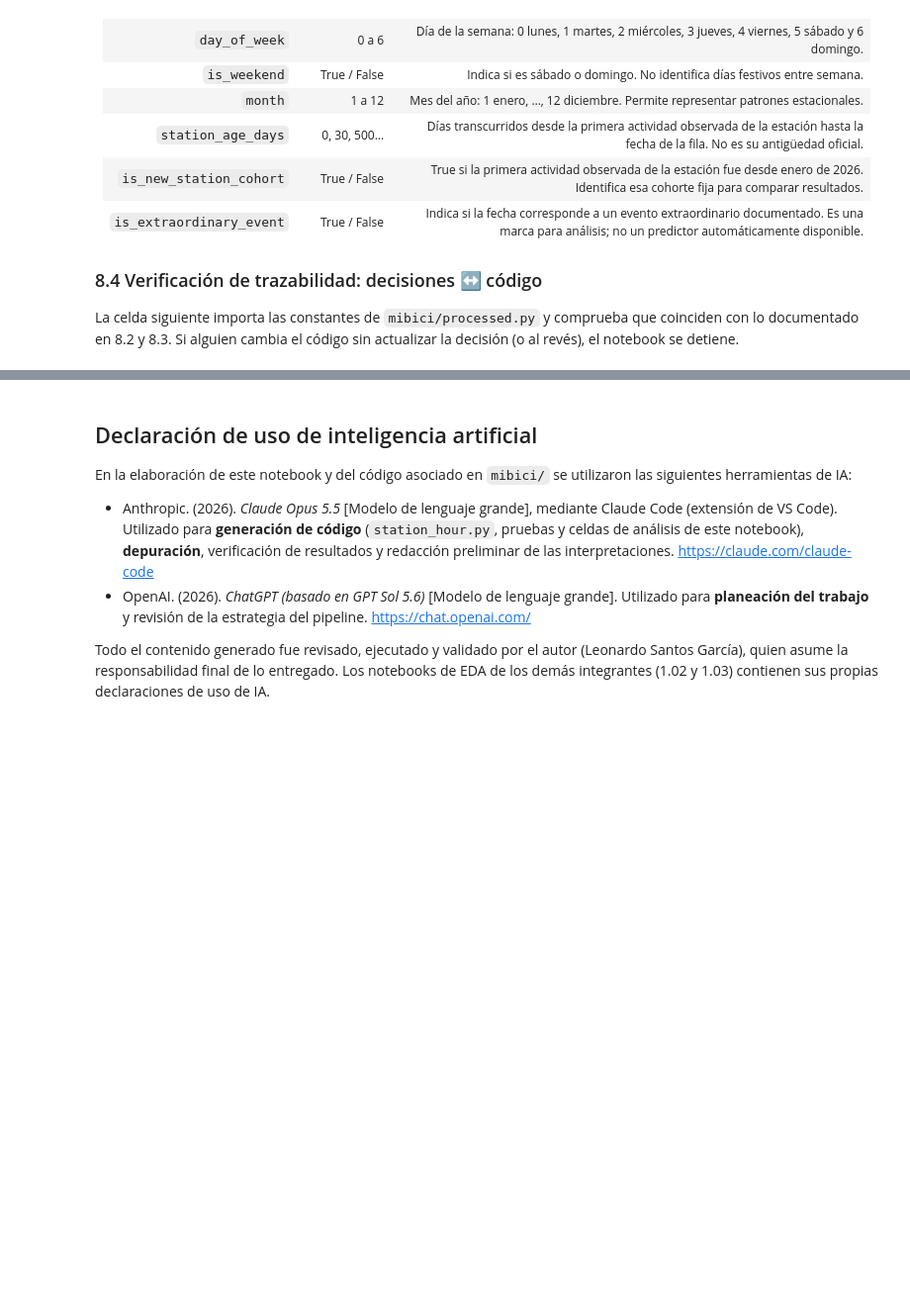
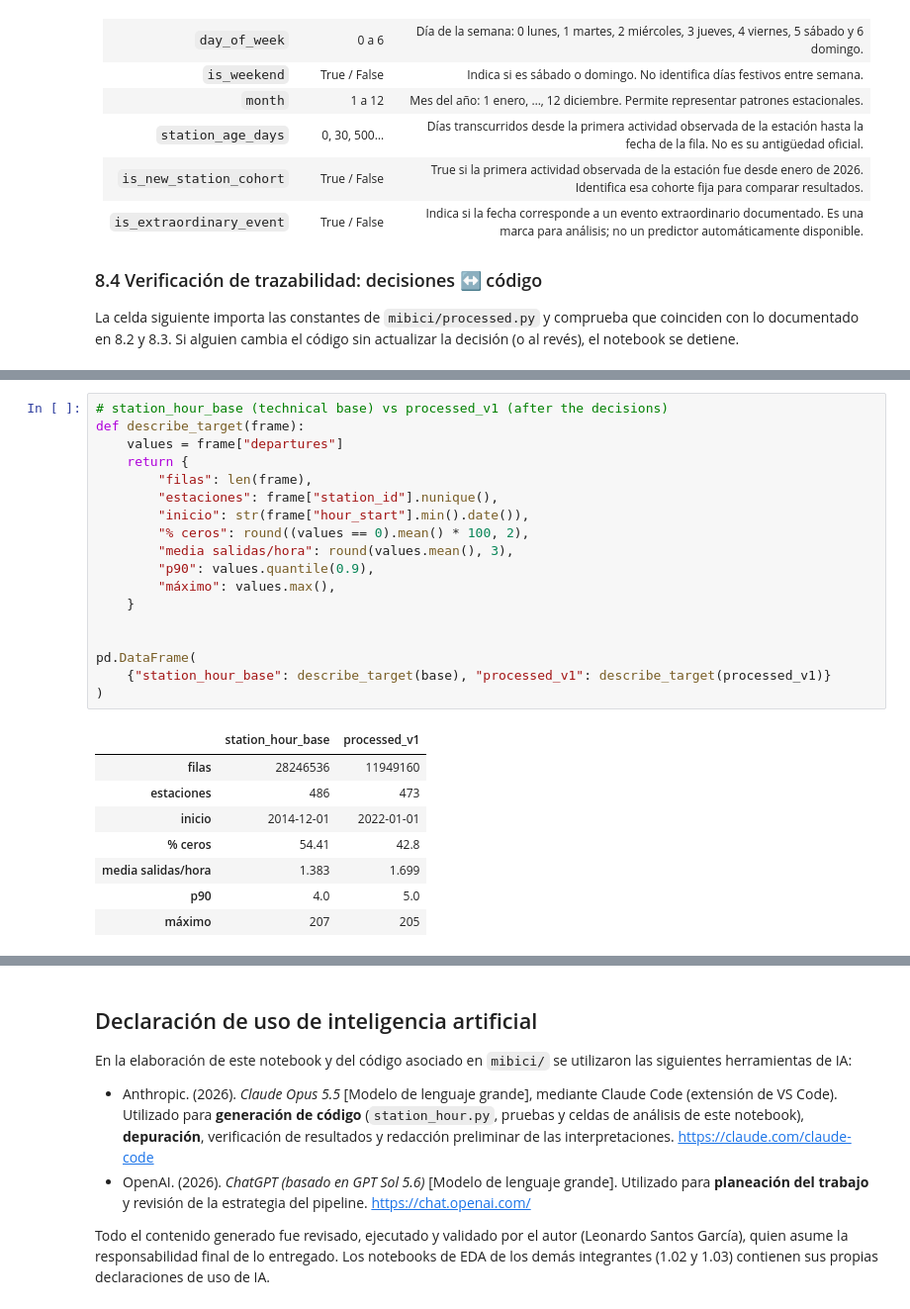
Before and after one commit to LeonardoSantosGrc/MiBici, a Jupyter notebook: notebooks/1.04-lsg-target-integration.ipynb, the cells around one changed output, grey strips where cells are left out. Shown at 99% size. Saved outputs shown, nothing was run; the diff lists cells and outputs as text; blank space fills up the shorter version.

```diff
--- a/notebooks/1.04-lsg-target-integration.ipynb
+++ b/notebooks/1.04-lsg-target-integration.ipynb
@@ -1105,0 +1177,27 @@ Pendiente.
+# %%
+# station_hour_base (technical base) vs processed_v1 (after the decisions)
+def describe_target(frame):
+    values = frame["departures"]
+    return {
+        "filas": len(frame),
+        "estaciones": frame["station_id"].nunique(),
+        "inicio": str(frame["hour_start"].min().date()),
+        "% ceros": round((values == 0).mean() * 100, 2),
+        "media salidas/hora": round(values.mean(), 3),
+        "p90": values.quantile(0.9),
+        "máximo": values.max(),
+    }
+
+
+pd.DataFrame(
+    {"station_hour_base": describe_target(base), "processed_v1": describe_target(processed_v1)}
+)
+# %% [output]
+|  | station_hour_base | processed_v1 |
+| filas | 28246536 | 11949160 |
+| estaciones | 486 | 473 |
+| inicio | 2014-12-01 | 2022-01-01 |
+| % ceros | 54.41 | 42.8 |
+| media salidas/hora | 1.383 | 1.699 |
+| p90 | 4.0 | 5.0 |
+| máximo | 207 | 205 |
```
Also changed, not shown: parts of 14 cells of this notebook.
